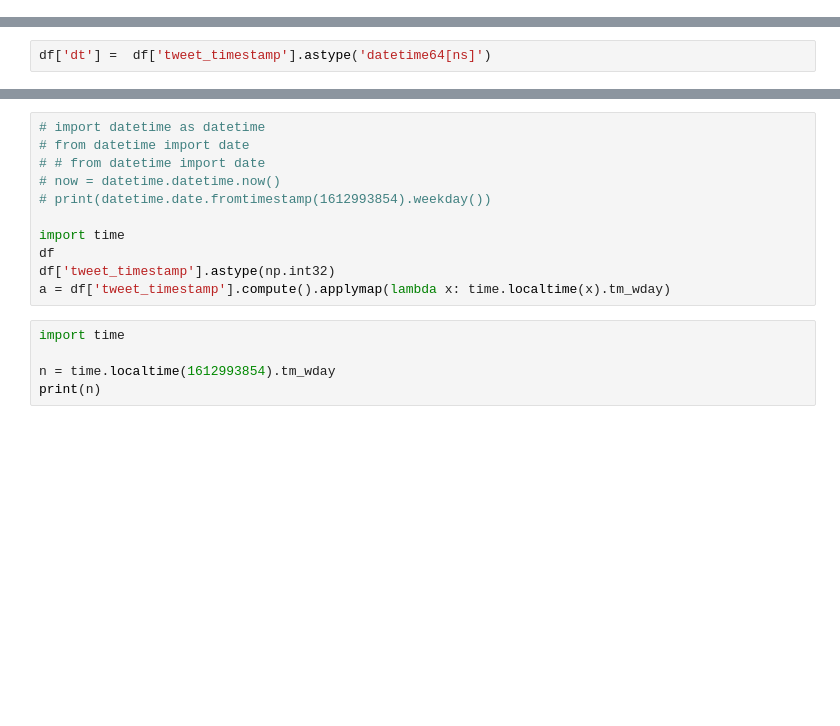
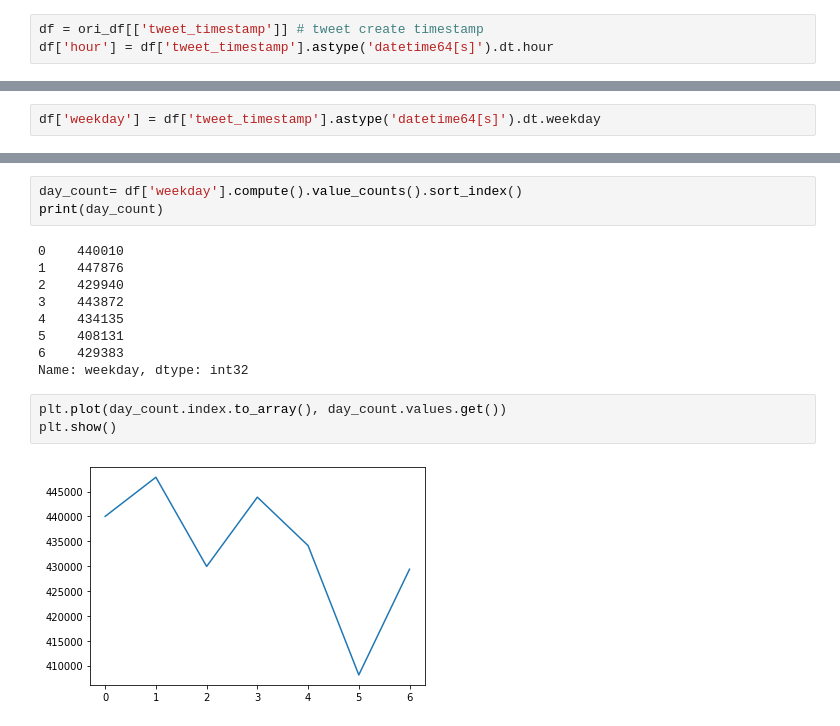
Before and after one commit to RecKIE7/recsys2021-twitter, a Jupyter notebook: analysis/inteactions_time.ipynb, the cells around one changed output, grey strips where cells are left out. Drawn from its saved outputs; the diff is of its cells as text; blank space fills up the shorter version.

Commit message:
analysis interactions time

```diff
--- a/analysis/inteactions_time.ipynb
+++ b/analysis/inteactions_time.ipynb
@@ -29,0 +28,3 @@ df.head()
+# %%
+df = ori_df[['tweet_timestamp']] # tweet create timestamp
+df['hour'] = df['tweet_timestamp'].astype('datetime64[s]').dt.hour
@@ -39,4 +75,4 @@ plt.bar(x = range(0,24), height = day_count.values.get())
 # %%
-df['dt'] =  df['tweet_timestamp'].astype('datetime64[ns]')
+df['weekday'] = df['tweet_timestamp'].astype('datetime64[s]').dt.weekday
 # %%
 df.head()
@@ -43,16 +87,17 @@ df.head()
-# %%
-# import datetime as datetime
-# from datetime import date
-# # from datetime import date
-# now = datetime.datetime.now()
-# print(datetime.date.fromtimestamp(1612993854).weekday())
-
-import time
-df
-df['tweet_timestamp'].astype(np.int32)
-a = df['tweet_timestamp'].compute().applymap(lambda x: time.localtime(x).tm_wday)
-# %%
-import time
-
-n = time.localtime(1612993854).tm_wday
-print(n)
+# %%
+day_count= df['weekday'].compute().value_counts().sort_index()
+print(day_count)
+# %% [output]
+0    440010
+1    447876
+2    429940
+3    443872
+4    434135
+5    408131
+6    429383
+Name: weekday, dtype: int32
+# %%
+plt.plot(day_count.index.to_array(), day_count.values.get())
+plt.show()
+# %% [output]
+[figure, added]
```
Also changed, not shown: parts of 14 cells of this notebook, 1 other file.
